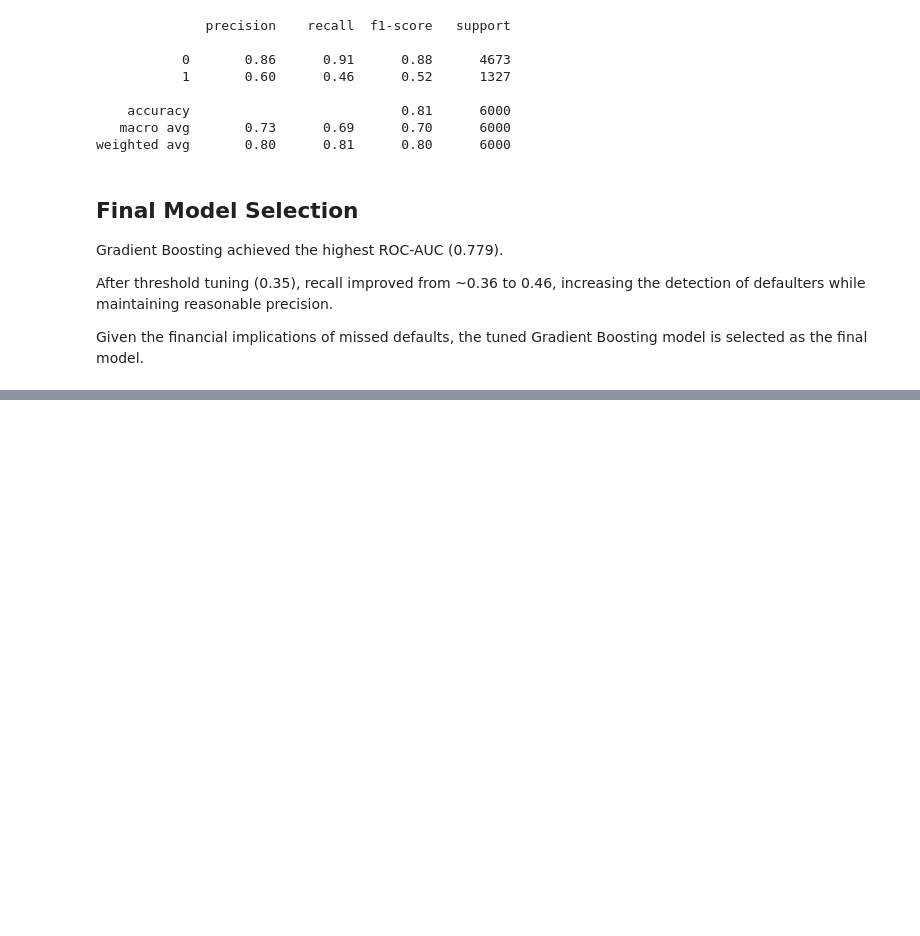
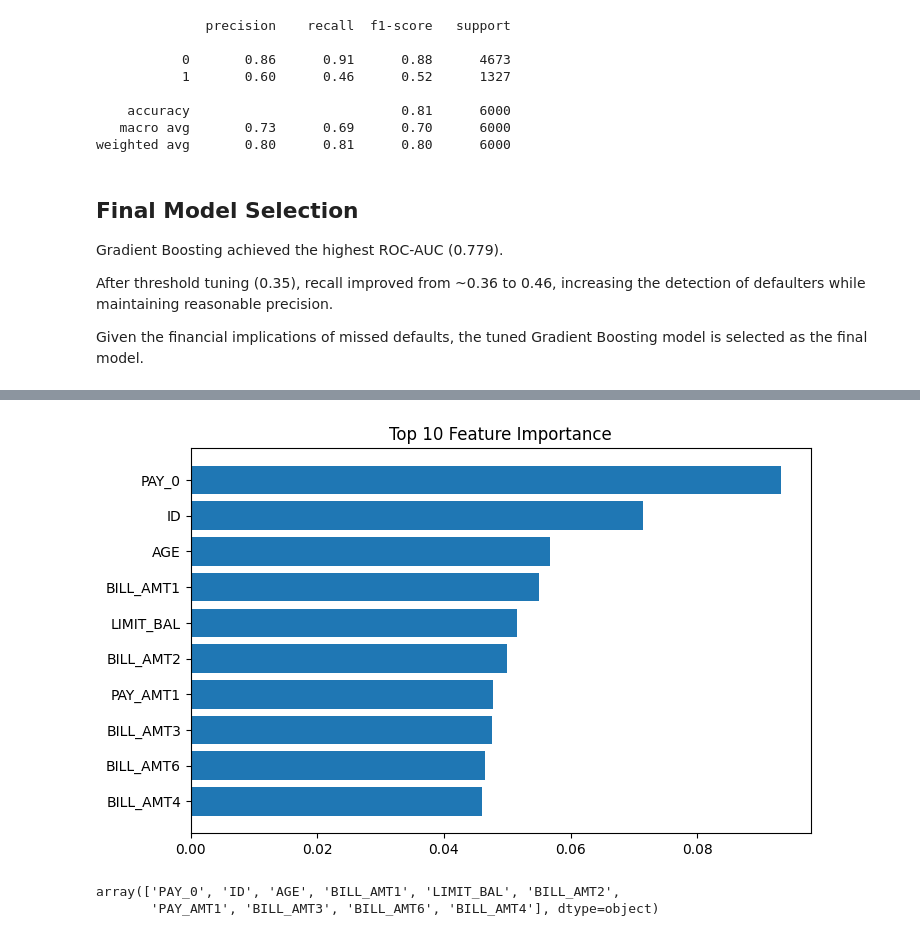
Before and after one commit to MokshBuddhadev/credit-risk-assessment, a Jupyter notebook: 02_modeling.ipynb, the cells around one changed output, grey strips where cells are left out. Saved outputs shown, nothing was run; the diff lists cells and outputs as text; code cells hidden in the pictures; blank space fills up the shorter version.

Commit message:
Implemented different machine learning models and evaluated performance metrics

```diff
--- a/02_modeling.ipynb
+++ b/02_modeling.ipynb
@@ -236,0 +516,14 @@ Boosting model is selected as the final model.
+# %%
+import pandas as pd
+
+feat = pd.DataFrame({
+    "feature": X.columns,
+    "importance": rf_model.feature_importances_
+})
+
+feat = feat.sort_values(
+    "importance",
+    ascending=False
+)
+
+feat.head(10)
@@ -236,0 +542,26 @@ Boosting model is selected as the final model.
+# %%
+import matplotlib.pyplot as plt
+
+top = feat.head(10)
+
+plt.figure(figsize=(8,5))
+
+plt.barh(
+    top["feature"],
+    top["importance"]
+)
+
+plt.gca().invert_yaxis()
+
+plt.title("Top 10 Feature Importance")
+
+plt.show()
+# %% [output]
+[figure, added]
+# %%
+top_features = feat.head(10)["feature"].values
+
+top_features
+# %% [output]
+array(['PAY_0', 'ID', 'AGE', 'BILL_AMT1', 'LIMIT_BAL', 'BILL_AMT2',
+       'PAY_AMT1', 'BILL_AMT3', 'BILL_AMT6', 'BILL_AMT4'], dtype=object)
```
Also changed, not shown: parts of 29 cells of this notebook.
